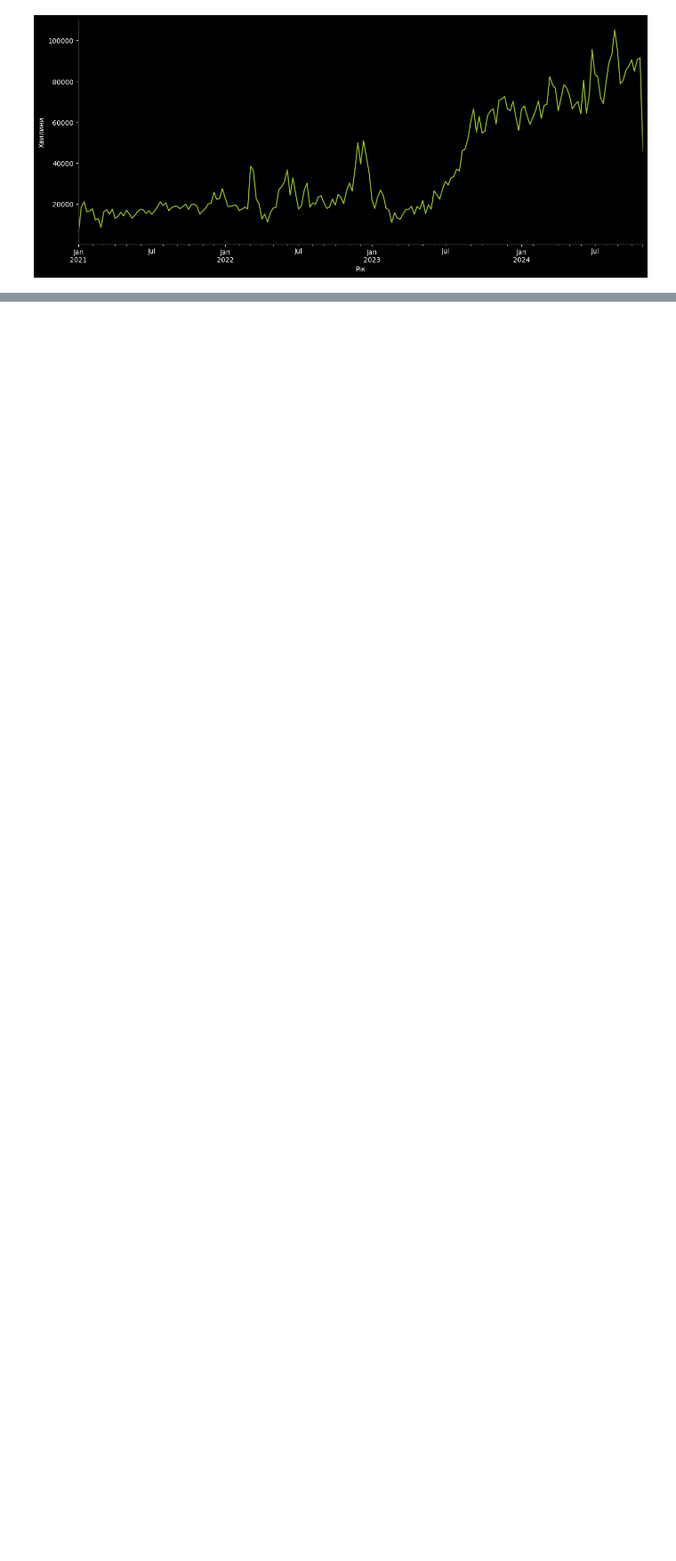
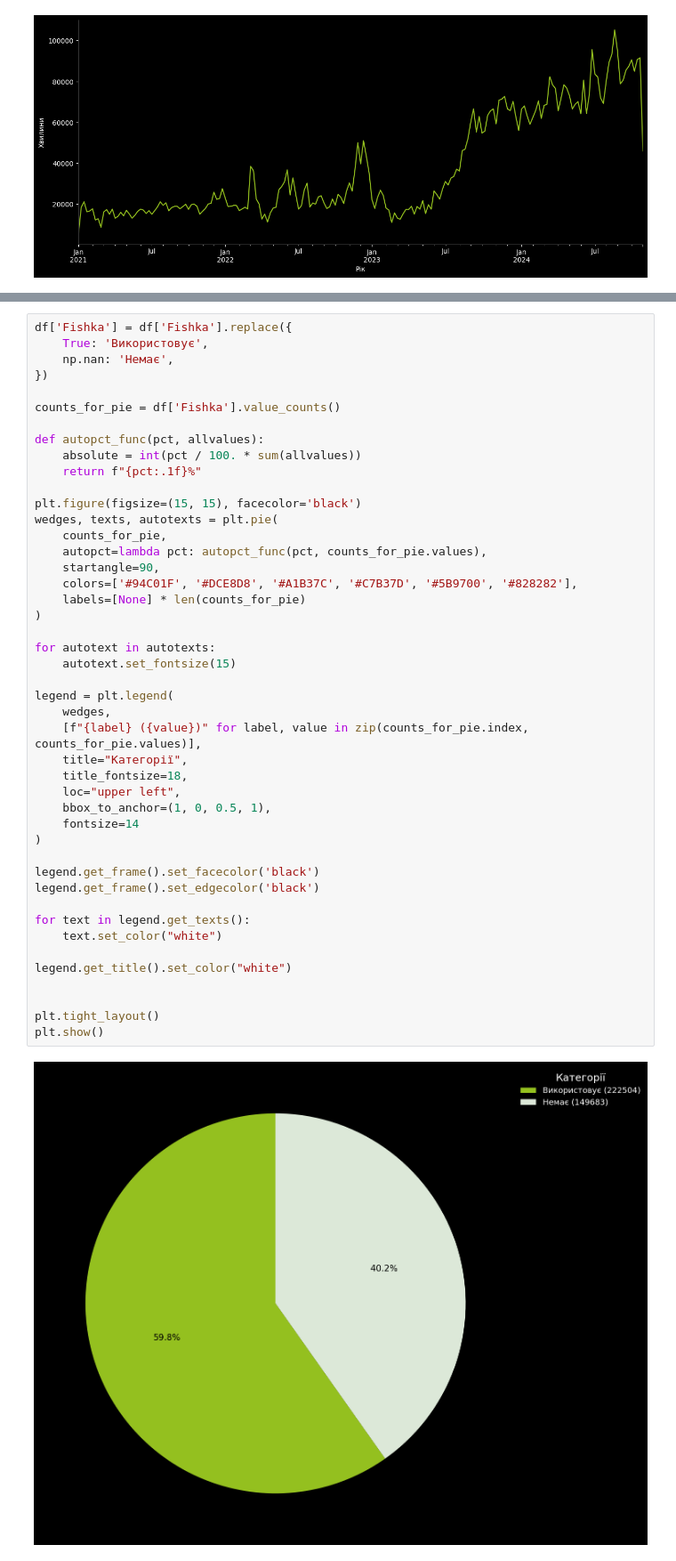
Before and after one commit to Lkupybida/ArtficialInteligenceCourseProject, a Jupyter notebook: nastiia.ipynb, the cells around one changed output, grey strips where cells are left out. Shown at 89% size. Drawn from its saved outputs; the diff is of its cells as text; blank space fills up the shorter version.

Commit message:
Fishka pie chart

```diff
--- a/nastiia.ipynb
+++ b/nastiia.ipynb
@@ -200,3 +205,50 @@ plt.tight_layout()
 plt.show()
 # %% [output]
 [figure]
+# %%
+df['Fishka'] = df['Fishka'].replace({
+    True: 'Використовує',
+    np.nan: 'Немає',
+})
+
+counts_for_pie = df['Fishka'].value_counts()
+
+def autopct_func(pct, allvalues):
+    absolute = int(pct / 100. * sum(allvalues))
+    return f"{pct:.1f}%"
+
+plt.figure(figsize=(15, 15), facecolor='black')
+wedges, texts, autotexts = plt.pie(
+    counts_for_pie,
+    autopct=lambda pct: autopct_func(pct, counts_for_pie.values),
+    startangle=90,
+    colors=['#94C01F', '#DCE8D8', '#A1B37C', '#C7B37D', '#5B9700', '#828282'],
+    labels=[None] * len(counts_for_pie)
+)
+
+for autotext in autotexts:
+    autotext.set_fontsize(15)
+
+legend = plt.legend(
+    wedges,
+    [f"{label} ({value})" for label, value in zip(counts_for_pie.index, counts_for_pie.values)],
+    title="Категорії",
+    title_fontsize=18,
+    loc="upper left",
+    bbox_to_anchor=(1, 0, 0.5, 1),
+    fontsize=14
+)
+
+legend.get_frame().set_facecolor('black')
+legend.get_frame().set_edgecolor('black')
+
+for text in legend.get_texts():
+    text.set_color("white")
+
+legend.get_title().set_color("white")
+
+
+plt.tight_layout()
+plt.show()
+# %% [output]
+[figure, added]
```
Also changed, not shown: parts of 2 cells of this notebook.
